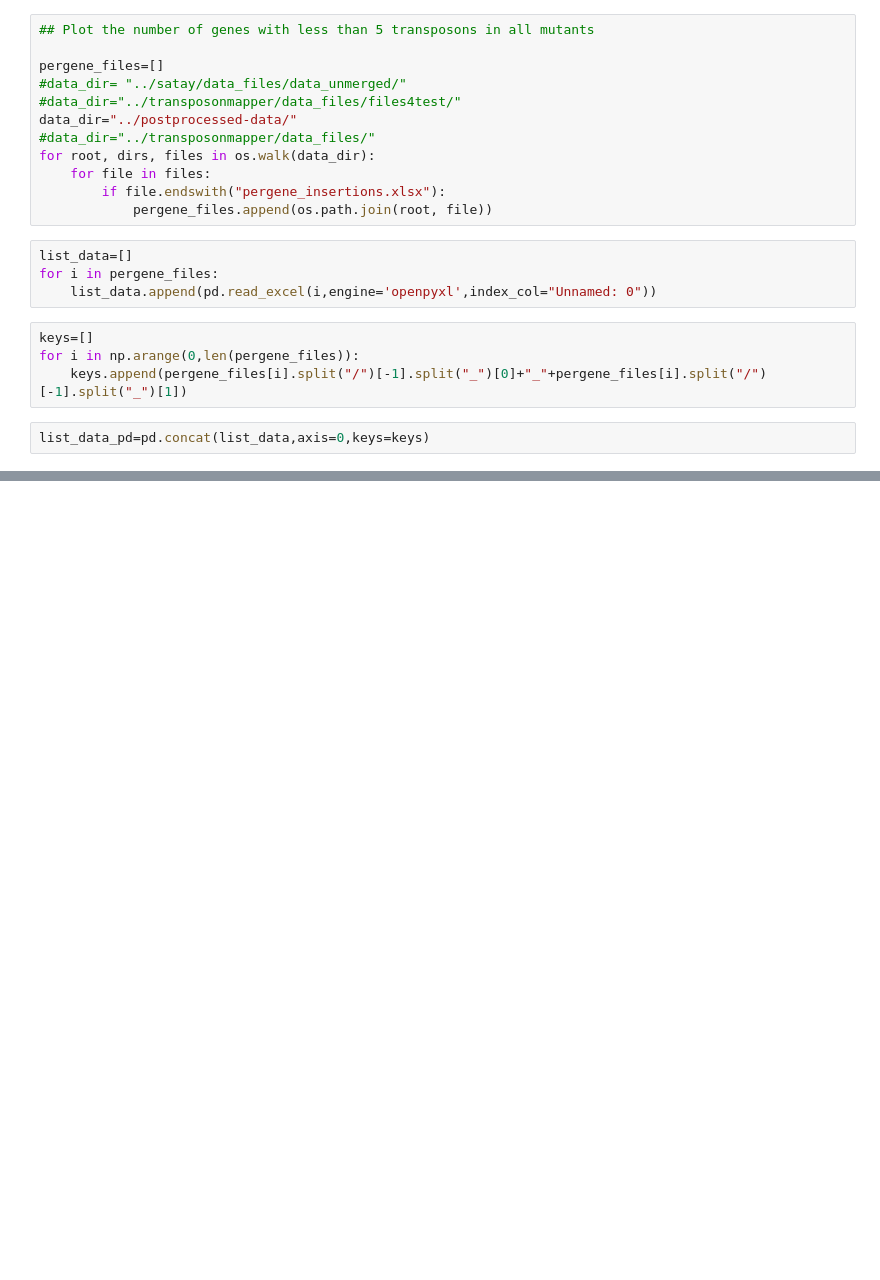
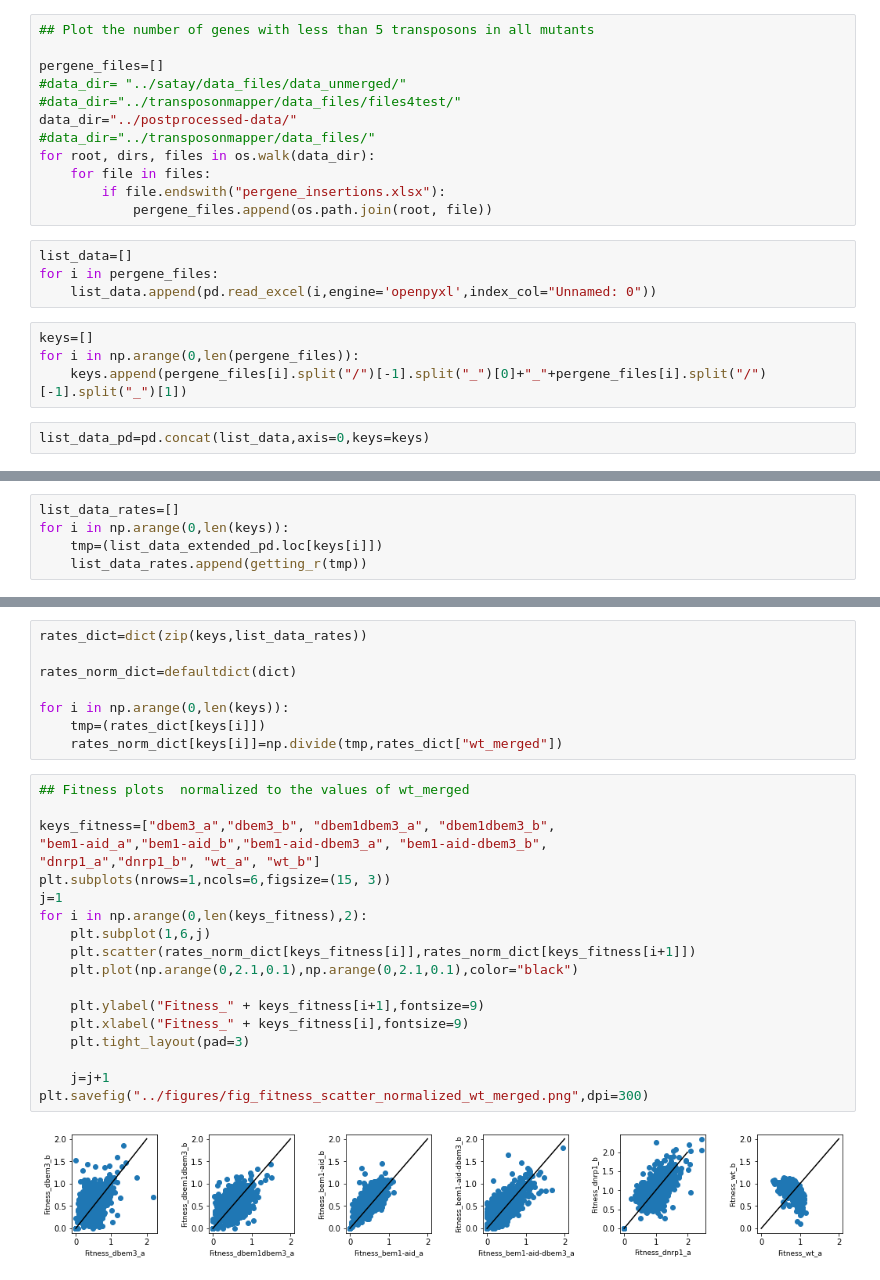
Before and after one commit to SATAY-LL/comparative-analysis-among-strains, a Jupyter notebook: src/analysis_evolutionary_trajectory.ipynb, the cells around one changed output, grey strips where cells are left out. Saved outputs shown, nothing was run; the diff lists cells and outputs as text; blank space fills up the shorter version.

Commit message:
adding fitness calculations

```diff
--- a/src/analysis_evolutionary_trajectory.ipynb
+++ b/src/analysis_evolutionary_trajectory.ipynb
@@ -57,0 +139,5 @@ plt.savefig("../figures/fig_number_genes_with_less_than_2_transposons_and_2_read
+# %%
+list_data_rates=[]
+for i in np.arange(0,len(keys)):
+    tmp=(list_data_extended_pd.loc[keys[i]])
+    list_data_rates.append(getting_r(tmp))
@@ -57,0 +158,29 @@ plt.savefig("../figures/fig_number_genes_with_less_than_2_transposons_and_2_read
+# %%
+rates_dict=dict(zip(keys,list_data_rates))
+
+rates_norm_dict=defaultdict(dict)
+
+for i in np.arange(0,len(keys)):
+    tmp=(rates_dict[keys[i]])
+    rates_norm_dict[keys[i]]=np.divide(tmp,rates_dict["wt_merged"])
+# %%
+## Fitness plots  normalized to the values of wt_merged
+
+keys_fitness=["dbem3_a","dbem3_b", "dbem1dbem3_a", "dbem1dbem3_b",
+"bem1-aid_a","bem1-aid_b","bem1-aid-dbem3_a", "bem1-aid-dbem3_b",
+"dnrp1_a","dnrp1_b", "wt_a", "wt_b"]
+plt.subplots(nrows=1,ncols=6,figsize=(15, 3))
+j=1
+for i in np.arange(0,len(keys_fitness),2):
+    plt.subplot(1,6,j)
+    plt.scatter(rates_norm_dict[keys_fitness[i]],rates_norm_dict[keys_fitness[i+1]])
+    plt.plot(np.arange(0,2.1,0.1),np.arange(0,2.1,0.1),color="black")
+
+    plt.ylabel("Fitness_" + keys_fitness[i+1],fontsize=9)
+    plt.xlabel("Fitness_" + keys_fitness[i],fontsize=9)
+    plt.tight_layout(pad=3)
+
+    j=j+1
+plt.savefig("../figures/fig_fitness_scatter_normalized_wt_merged.png",dpi=300)
+# %% [output]
+[figure, added]
```
Also changed, not shown: parts of 11 cells of this notebook.
